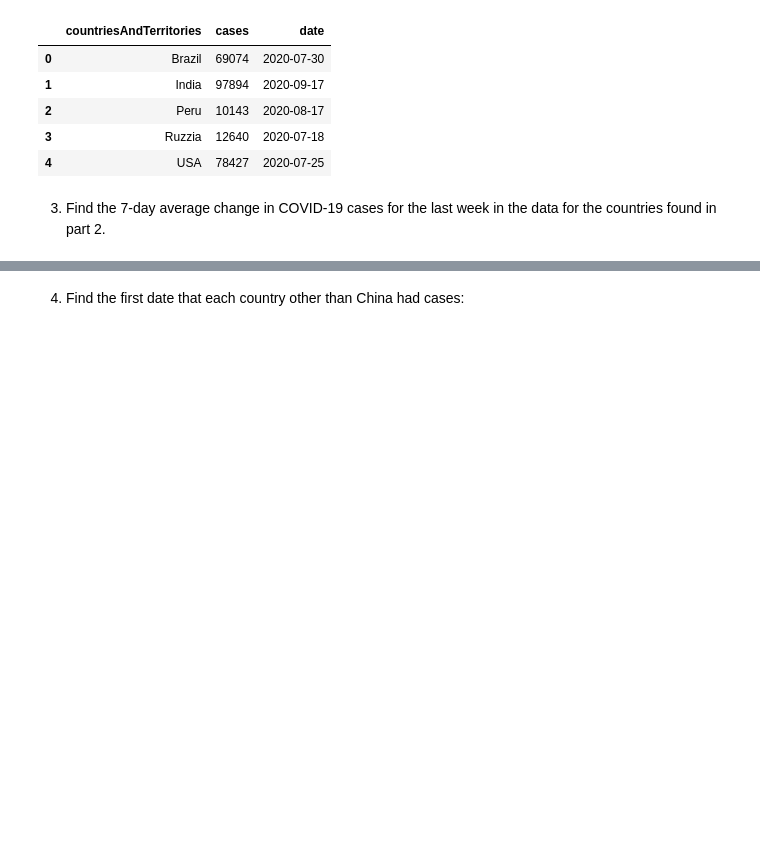
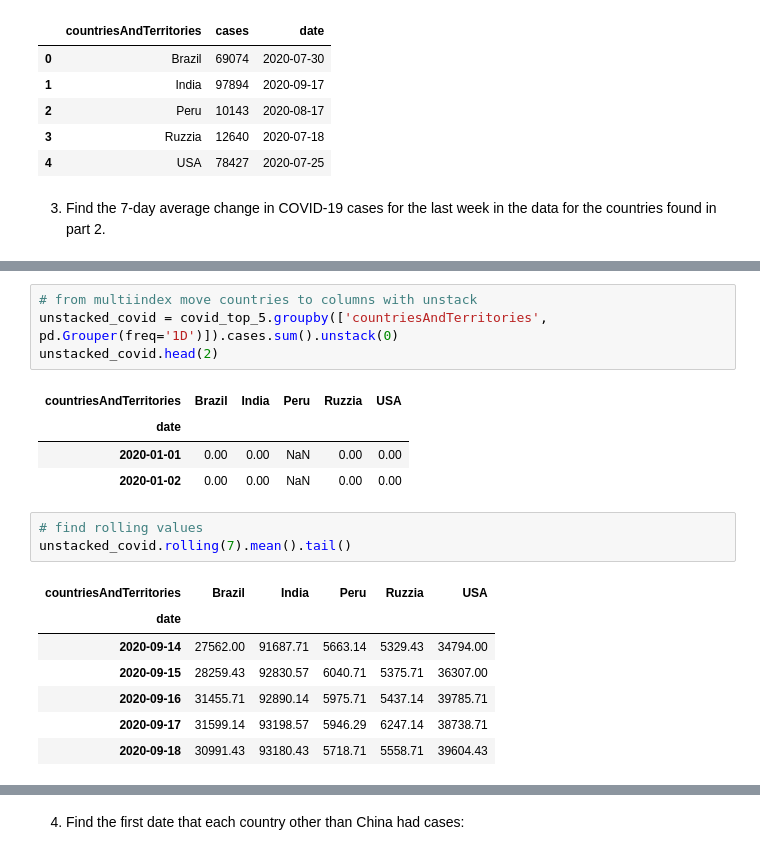
Before and after one commit to nadia-paz/ds-learning, a Jupyter notebook: data_analysis_pandas/09_exercises.ipynb, the cells around one changed output, grey strips where cells are left out. Saved outputs shown, nothing was run; the diff lists cells and outputs as text; blank space fills up the shorter version.

```diff
--- a/data_analysis_pandas/09_exercises.ipynb
+++ b/data_analysis_pandas/09_exercises.ipynb
@@ -823,0 +869,20 @@ covid_top_5.groupby('countriesAndTerritories').cases.max().to_frame().reset_inde
+# %%
+# from multiindex move countries to columns with unstack
+unstacked_covid = covid_top_5.groupby(['countriesAndTerritories', pd.Grouper(freq='1D')]).cases.sum().unstack(0)
+unstacked_covid.head(2)
+# %% [output]
+| countriesAndTerritories | Brazil | India | Peru | Ruzzia | USA |
+| date |  |  |  |  |  |
+| 2020-01-01 | 0.00 | 0.00 | NaN | 0.00 | 0.00 |
+| 2020-01-02 | 0.00 | 0.00 | NaN | 0.00 | 0.00 |
+# %%
+# find rolling values
+unstacked_covid.rolling(7).mean().tail()
+# %% [output]
+| countriesAndTerritories | Brazil | India | Peru | Ruzzia | USA |
+| date |  |  |  |  |  |
+| 2020-09-14 | 27562.00 | 91687.71 | 5663.14 | 5329.43 | 34794.00 |
+| 2020-09-15 | 28259.43 | 92830.57 | 6040.71 | 5375.71 | 36307.00 |
+| 2020-09-16 | 31455.71 | 92890.14 | 5975.71 | 5437.14 | 39785.71 |
+| 2020-09-17 | 31599.14 | 93198.57 | 5946.29 | 6247.14 | 38738.71 |
+| 2020-09-18 | 30991.43 | 93180.43 | 5718.71 | 5558.71 | 39604.43 |
```
Also changed, not shown: parts of 6 cells of this notebook.
